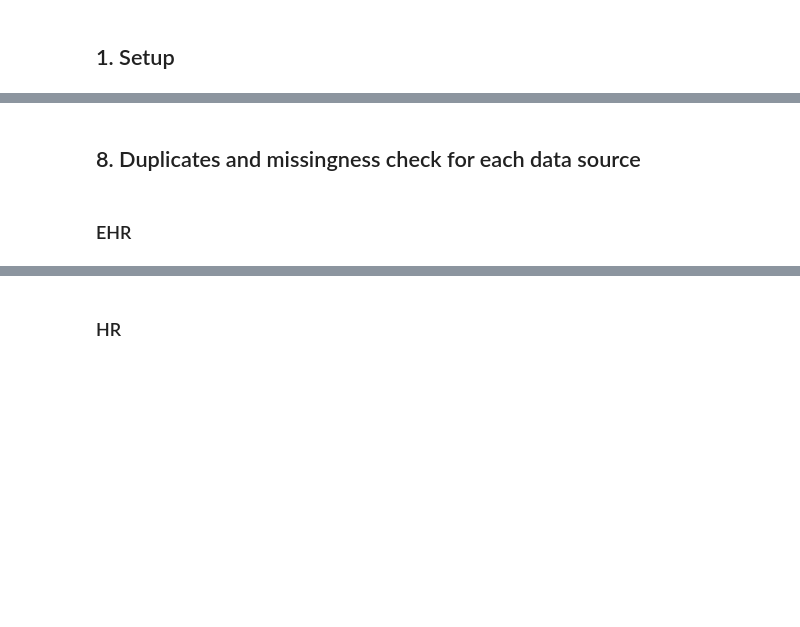
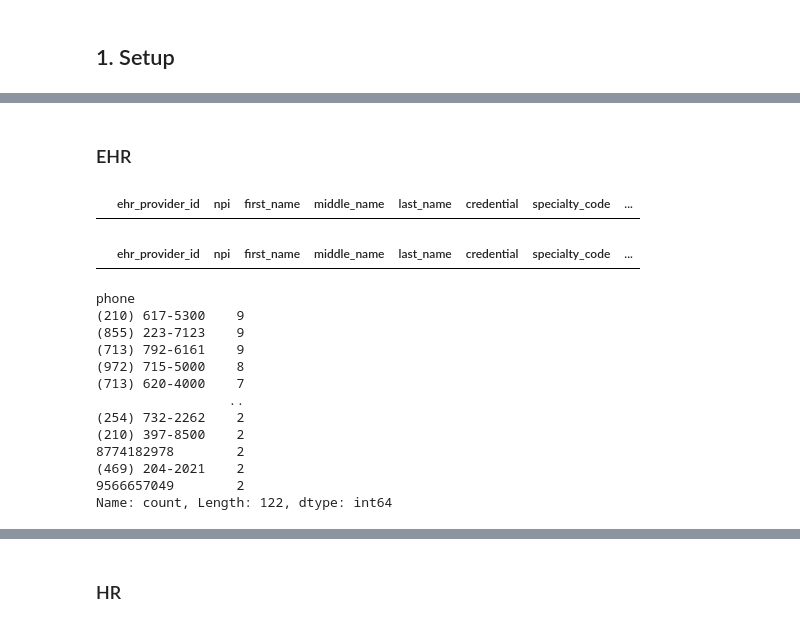
Before and after one commit to monkikat/provider-mdm-pimcore, a Jupyter notebook: notebooks/profiling_source_data.ipynb, the cells around one changed output, grey strips where cells are left out. Drawn from its saved outputs; the diff is of its cells as text; code cells hidden in the pictures; blank space fills up the shorter version.

```diff
--- a/notebooks/profiling_source_data.ipynb
+++ b/notebooks/profiling_source_data.ipynb
@@ -136,2 +250,0 @@ for name, df in simulated_providers.items():
-# %% [markdown]
-## 8. Duplicates and missingness check for each data source
@@ -161 +253,45 @@ ehr_raw[ehr_raw["phone"].duplicated(keep=False)].sort_values("phone")
+# %%
+# Source record ID should be unique.
+display(
+    ehr_raw[
+        ehr_raw["ehr_provider_id"].duplicated(keep=False)
+    ].sort_values("ehr_provider_id")
+)
+
+# Ignore missing NPI values when checking whether populated NPIs repeat.
+display(
+    ehr_raw[
+        ehr_raw["npi"].notna() &
+        ehr_raw["npi"].duplicated(keep=False)
+    ].sort_values("npi")
+)
+
+# Phone numbers can legitimately be shared by providers at the same practice or facility.
+phone_counts_ehr = ehr_raw["phone"].value_counts()
+display(phone_counts_ehr[phone_counts_ehr > 1])
+
+add_finding(
+    dataset="EHR",
+    column="phone",
+    issue="Phone numbers are shared across multiple provider records",
+    example="(210) 617-5300 appears on 9 records",
+    planned_action="Retain values and use phone as a supporting match attribute only",
+    stage="Matching"
+)
+# %% [output]
+|  | ehr_provider_id | npi | first_name | middle_name | last_name | credential | specialty_code | ... |
+|  | ehr_provider_id | npi | first_name | middle_name | last_name | credential | specialty_code | ... |
+phone
+(210) 617-5300    9
+(855) 223-7123    9
+(713) 792-6161    9
+(972) 715-5000    8
+(713) 620-4000    7
+                 ..
+(254) 732-2262    2
+(210) 397-8500    2
+8774182978        2
+(469) 204-2021    2
+9566657049        2
+Name: count, Length: 122, dtype: int64
 # %%
```
Also changed, not shown: parts of 96 cells of this notebook, 1 other file.
